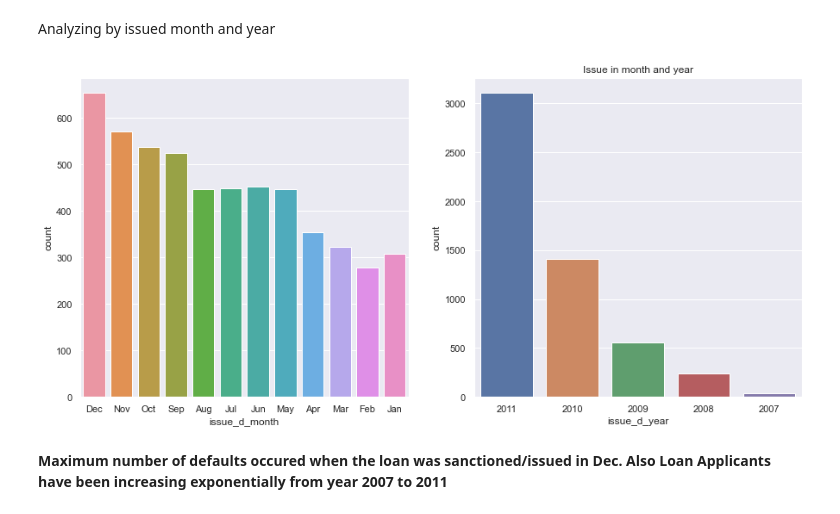
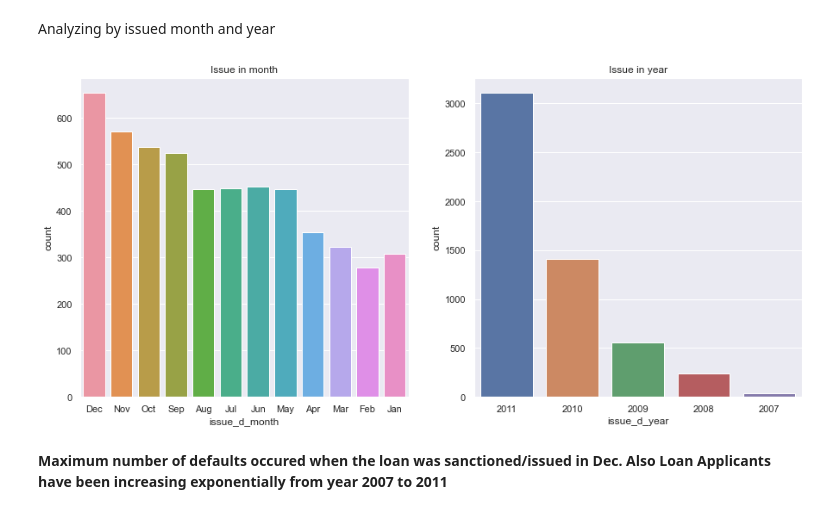
Before and after one commit to pravin691983/LendingClubCaseStudy, a Jupyter notebook: Lending_Club_Default_Analysis.ipynb, the cells around one changed output. Saved outputs shown, nothing was run; the diff lists cells and outputs as text; code cells hidden in the pictures.

```diff
--- a/Lending_Club_Default_Analysis.ipynb
+++ b/Lending_Club_Default_Analysis.ipynb
@@ -793,13 +811,14 @@ Analyzing by issued month and year
 # %%
 plt.figure(figsize=(15,15))
 plt.subplot(221)
 sns.countplot(x='issue_d_month', data=df_loan[df_loan['loan_status']=='Charged Off'])
+plt.title('Issue in month')
 plt.subplot(222)
 sns.countplot(x='issue_d_year', data=df_loan[df_loan['loan_status']=='Charged Off'])
-plt.title('Issue in month and year')
+plt.title('Issue in year')
 plt.show()
 # %% [output]
-[figure, old version]
+[figure, new version]
 # %% [markdown]
 **Maximum number of defaults occured when the loan was sanctioned/issued in Dec. Also Loan Applicants have been increasing exponentially from year 2007 to 2011**
 # %%
```
Also changed, not shown: parts of 7 cells of this notebook, 1 other file.
